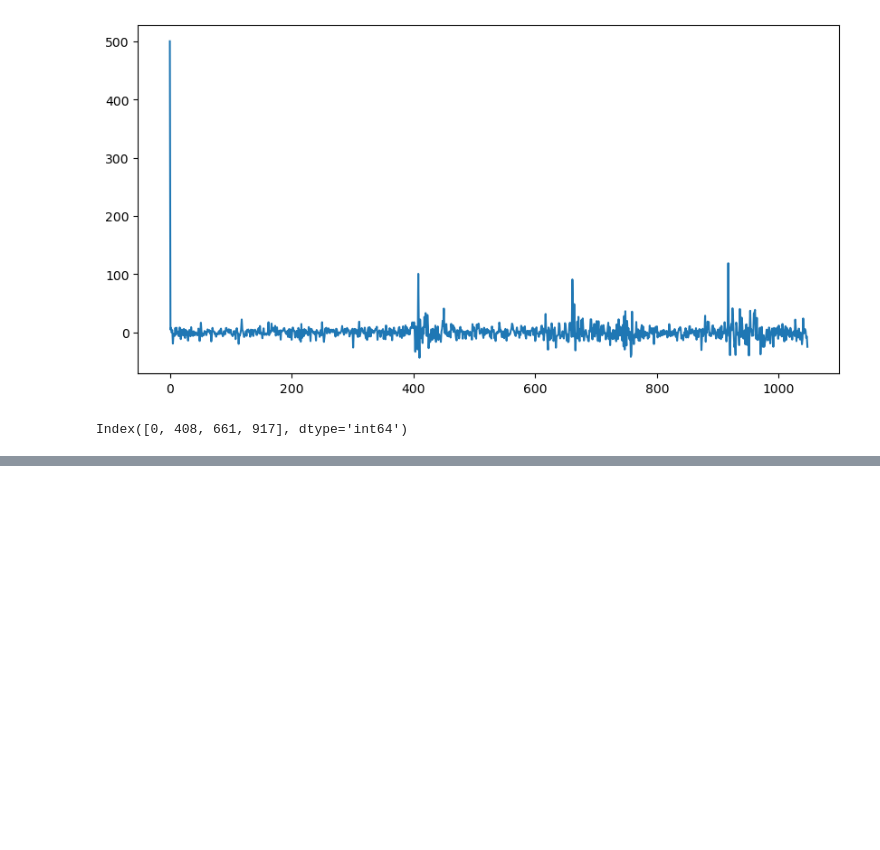
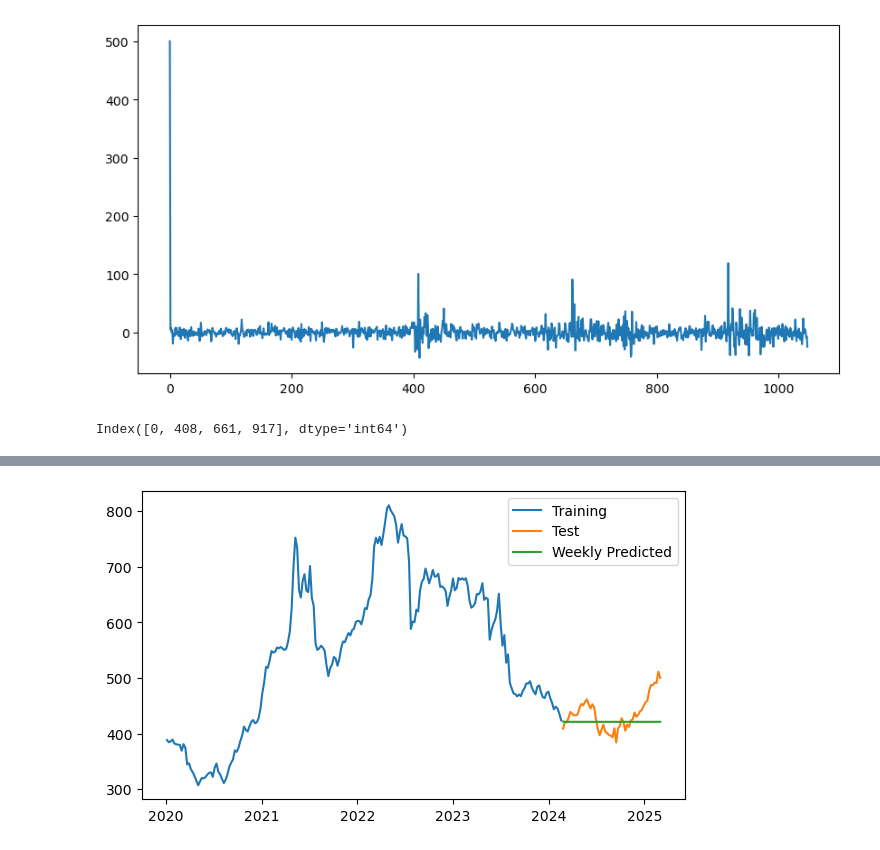
Before and after one commit to WItso/my_portfolio, a Jupyter notebook: Projects/Grain2.ipynb, the cells around one changed output, grey strips where cells are left out. Cells and saved outputs as stored; diff of their text form; code cells hidden in the pictures; blank space fills up the shorter version.

```diff
--- a/Projects/Grain2.ipynb
+++ b/Projects/Grain2.ipynb
@@ -140,0 +226,2 @@ mor
+# %%
+weekly_arima_model = auto_arima(weekly_train, d=None, start_p = 0, start_q=0, max_p=5, max_d=5,max_q=5, seasonal=False, stationary=False, error_action='warn', trace=True, suppress_warnings=True, stepwise=True, random_state=69, n_fits=50)
@@ -140,0 +245,13 @@ mor
+# %%
+weekly_prediction = pd.DataFrame(weekly_arima_model.predict(n_periods=54))
+weekly_prediction.columns = ['predicted_value']
+
+
+plt.figure(figsize=(7,4))
+plt.plot(weekly_train, label="Training")
+plt.plot(weekly_test, label="Test")
+plt.plot(weekly_prediction, label="Weekly Predicted")
+plt.legend(loc='upper right')
+plt.show()
+# %% [output]
+[figure, added]
```
Also changed, not shown: parts of 12 cells of this notebook, 2 other files.
